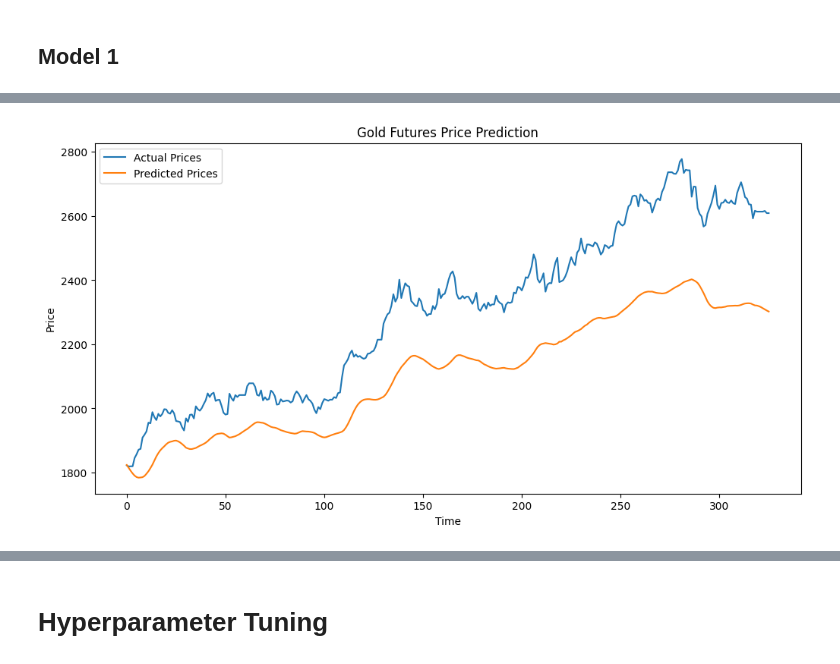
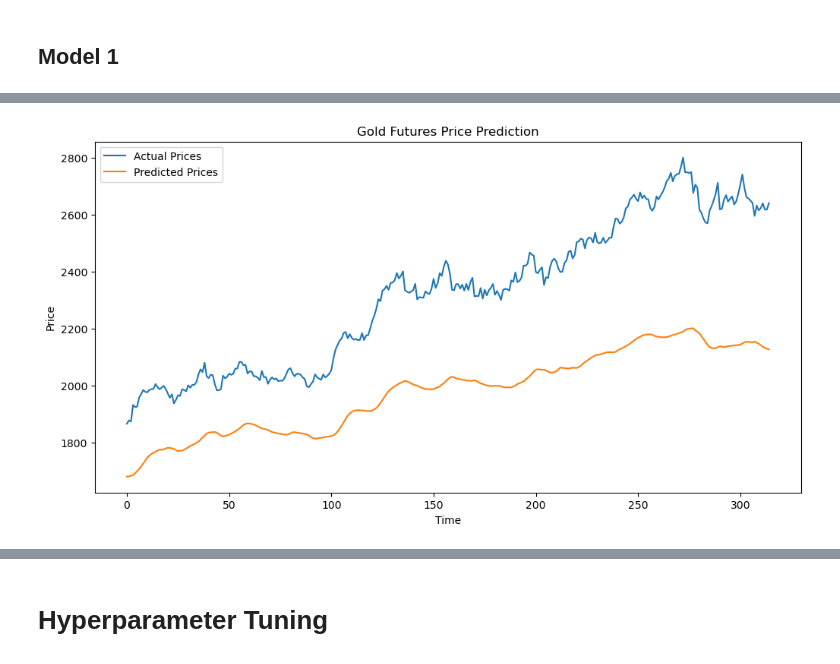
Before and after one commit to whyyouj/market-sentiment-analysis, a Jupyter notebook: gold_historical/lstm.ipynb, the cells around one changed output, grey strips where cells are left out. Saved outputs shown, nothing was run; the diff lists cells and outputs as text; code cells hidden in the pictures.

```diff
--- a/gold_historical/lstm.ipynb
+++ b/gold_historical/lstm.ipynb
@@ -125,6 +125,30 @@ def load_sentiment_data(sentiment_csv):
     df_final = df_avg_sentiment.reset_index()
     df_final.set_index('Dates', inplace=True)
     return df_final
+# %%
+def calculate_rsi(data, column='Price', period=14):
+    """
+    Calculate the Relative Strength Index (RSI) for a given data series.
+
+    Parameters:
+        data (DataFrame): The input data
+        column (str): The column on which to compute RSI
+        period (int): Period for RSI calculation (default: 14)
+
+    Returns:
+        DataFrame: The original data with the RSI added as a new column
+    """
+    delta = data[column].diff(1)  # Get the price change
+
+    # Separate gains and losses
+    gain = (delta.where(delta > 0, 0)).rolling(window=period).mean()
+    loss = (-delta.where(delta < 0, 0)).rolling(window=period).mean()
+
+    # Calculate the Relative Strength (RS)
+    rs = gain / loss
+    data['RSI'] = 100 - (100 / (1 + rs))
+
+    return data
 # %%
 def load_data():
     """
@@ -138,10 +162,12 @@ def load_data():
     """
 
     # Gold Prices
-    data = pd.read_csv('./data/Prices_cleaned.csv',index_col = 0, parse_dates=True)
+    #data = pd.read_csv('./data/Prices_cleaned.csv',index_col = 0, parse_dates=True)
+    data = pd.read_csv('./data/gold_futures.csv',index_col = 0, parse_dates=True)
     data['Price'] = data['Price'].str.replace(',', '').astype(float)
     data = data.loc[(data.index >= "1998-01-01") & (data.index < "2025-01-01")]
     data.sort_index(inplace=True)
+    data = calculate_rsi(data, column='Price', period=14)
 
     ## Macro Features
     # USD Rates
@@ -192,13 +237,18 @@ def prepare_training_data(data, seq_length, train_ratio=0.95, features = ["Price
 
     # Scale the data
     scaler = StandardScaler()
-    scaled_data = scaler.fit_transform(dataset)
+    train_data = dataset[:training_size]
+    test_data = dataset[training_size - seq_length:]
+    scaler.fit(train_data)
+    scaled_train_data = scaler.transform(train_data)
+    scaled_test_data = scaler.transform(test_data)
+    #scaled_data = scaler.fit_transform(dataset)
 
     # Split into train and test sets
-    train_data = scaled_data[:training_size]
-    test_data = scaled_data[training_size - seq_length:]
+    #train_data = scaled_data[:training_size]
+    #test_data = scaled_data[training_size - seq_length:]
 
-    return train_data, test_data, scaler
+    return scaled_train_data, scaled_test_data, scaler
 # %%
 def create_sequences(data, seq_length, target_col=0):
     """
@@ -764,7 +885,7 @@ df[["strat_cum_returns", "benchmark"]].plot()
 data = load_data()
 
 # Specify which features to use
-features = ["Price", "DXY", "VIX"]
+features = ["Price", "DXY", "VIX", "Sentiment_Numeric", "CPI", "EMA30", "EMA252"]
 
 # Prepare training data
 seq_length = 60  # Example sequence length
@@ -808,4 +929,4 @@ MAPE: 8.23%
-[figure, old version]
+[figure, new version]
 # %%
 def directional_accuracy(y_true, y_pred):
         y_true_changes = np.diff(y_true)
```
Also changed, not shown: parts of 11 cells of this notebook, 32 other files.
